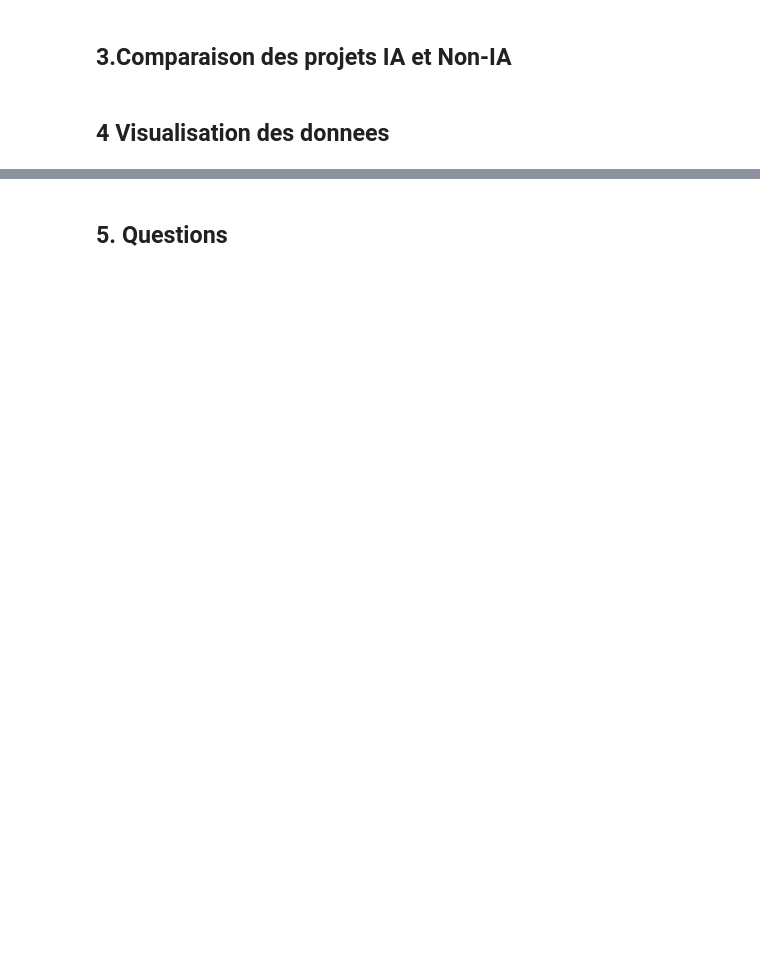
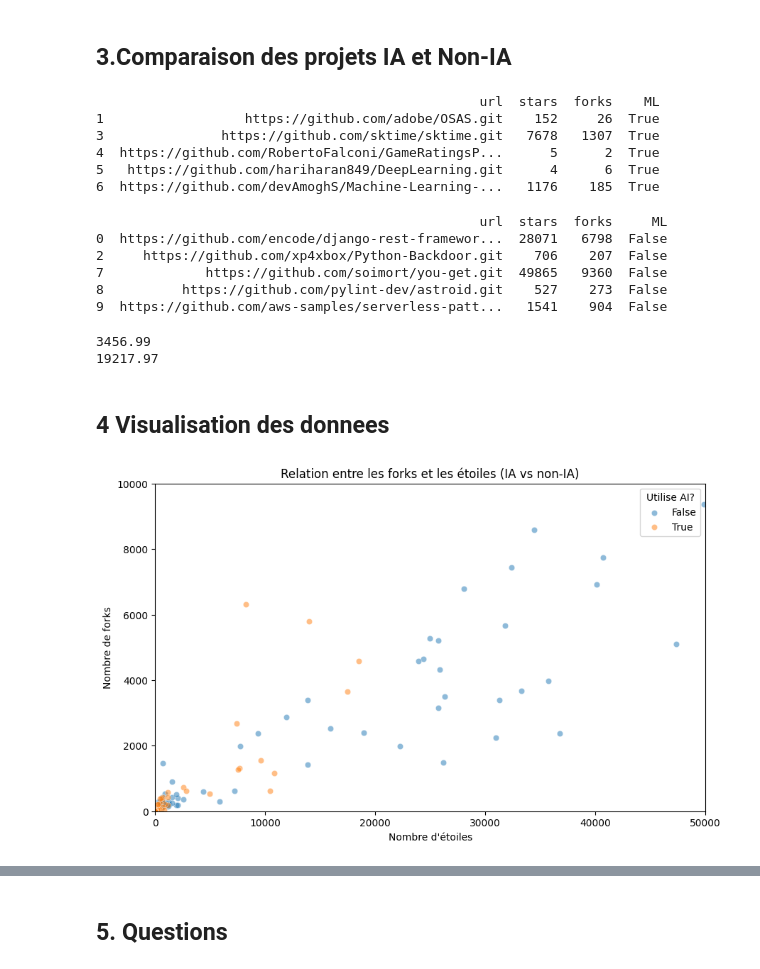
Before and after one commit to YannToukam/TP3, a Jupyter notebook: TP3.ipynb, the cells around one changed output, grey strips where cells are left out. Saved outputs shown, nothing was run; the diff lists cells and outputs as text; code cells hidden in the pictures; blank space fills up the shorter version.

```diff
--- a/TP3.ipynb
+++ b/TP3.ipynb
@@ -7,13 +7,16 @@ import seaborn as sns
 # %%
 # TODO Completer la fonction charger_donnees
 def charger_donnees(file_path):
+    df = pd.read_csv(file_path)
+
     """
     Lire le fichier csv passé en paramètre et retourner un DataFrame contenant les données du fichier csv.
     @param file_path : le chemin vers le fichier csv
     @return: DataFrame contenant les données du fichier csv.
     """
-    pass
+    return df
 # %%
 # TODO Charger le fichier csv de données
+df = charger_donnees("data/analysis.csv")
 # %%
 # TODO Afficher les 5 premières lignes pour vérifier le chargement
@@ -109,14 +204,32 @@ def filtrer_dataframe(dataframe, nom_col, valeur_filtrage):
     @param valeur_filtrage : valeur de filtrage
     @return: le dataframe filtré
     """
-    pass
+    return dataframe[dataframe[nom_col] == valeur_filtrage]
 # %%
 # TODO Récupérer tous les projets qui sont de type IA (ML)
+ai_projects = filtrer_dataframe(df, "ML", True)
 
 # TODO Récupérer tous les projets qui ne sont pas de type non-IA (ML)
+non_ai_projects = filtrer_dataframe(df, "ML", False)
 # %%
 # TODO Afficher les 5 cinq premières lignes pour le dataframe des projets de machine learning
+print(ai_projects.head(5))
+# %% [output]
+                                                 url  stars  forks    ML
+1                  https://github.com/adobe/OSAS.git    152     26  True
+3               https://github.com/sktime/sktime.git   7678   1307  True
+4  https://github.com/RobertoFalconi/GameRatingsP...      5      2  True
+5   https://github.com/hariharan849/DeepLearning.git      4      6  True
+6  https://github.com/devAmoghS/Machine-Learning-...   1176    185  True
 # %%
 # TODO Afficher les 5 cinq premières lignes pour le dataframe des projets qui ne sont pas de machine learning
+print(non_ai_projects.head(5))
+# %% [output]
+                                                 url  stars  forks     ML
+0  https://github.com/encode/django-rest-framewor...  28071   6798  False
+2     https://github.com/xp4xbox/Python-Backdoor.git    706    207  False
+7             https://github.com/soimort/you-get.git  49865   9360  False
+8          https://github.com/pylint-dev/astroid.git    527    273  False
+9  https://github.com/aws-samples/serverless-patt...   1541    904  False
 # %%
 # TODO Calculer les moyennes des étoiles pour les projets IA et les projets non-IA
@@ -123,17 +238,40 @@ def filtrer_dataframe(dataframe, nom_col, valeur_filtrage):
 # %%
 # TODO Afficher les moyennes des étoiles pour chaque type de projet
+print(f"{moy_etoile_ai:.2f}")
+print(f"{moy_etoile_non_ai:.2f}")
+# %% [output]
+3456.99
+19217.97
 # %% [markdown]
 ## 4 Visualisation des donnees
 # %%
 # TODO Faire le Scatter plot des étoiles vs forks avec distinction IA et non IA
 # TODO 1. Votre figure doit avoir la taille (10, 6) utiliser la librairie Matplotlib
 # TODO 2. Creer votre nuage de points en utilisant seaborn
 # TODO 3. Vous devez limitez vos échelles a 50 000 pour l'axe des x et 10 000 pour l'axe des y
 # TODO 4. Donnez les légendes suivantes:
 #     - Titre: Relation entre les forks et les étoiles (IA vs non-IA)"
 #     - Titre de l'axe des x: Nombre d'étoiles
 #     - Titre de l'axe des y: Nombre de forks
 #     - Legende du graphe: Utilise IA ?
+
+
+plt.figure(figsize =(10, 6))
+
+sns.scatterplot(data=non_ai_projects, x="stars", y="forks", label = "False", alpha= 0.5).set(title="Relation entre les forks et les étoiles (IA vs non-IA)")
+sns.scatterplot(data=ai_projects, x="stars", y="forks", label = "True", alpha = 0.5)
+
+plt.xlabel("Nombre d'étoiles")
+plt.ylabel('Nombre de forks')
+
+plt.legend(title="Utilise AI?")
+
+plt.xlim((0, 50000))
+plt.ylim((0, 10000))
+
+plt.show()
+# %% [output]
+[figure, added]
 # %%
 # TODO Faite un Diagramme en barres comparatives (diagramme de bande)
 # TODO 1. Votre figure doit avoir la taille (10, 6)
```
Also changed, not shown: parts of 22 cells of this notebook.
